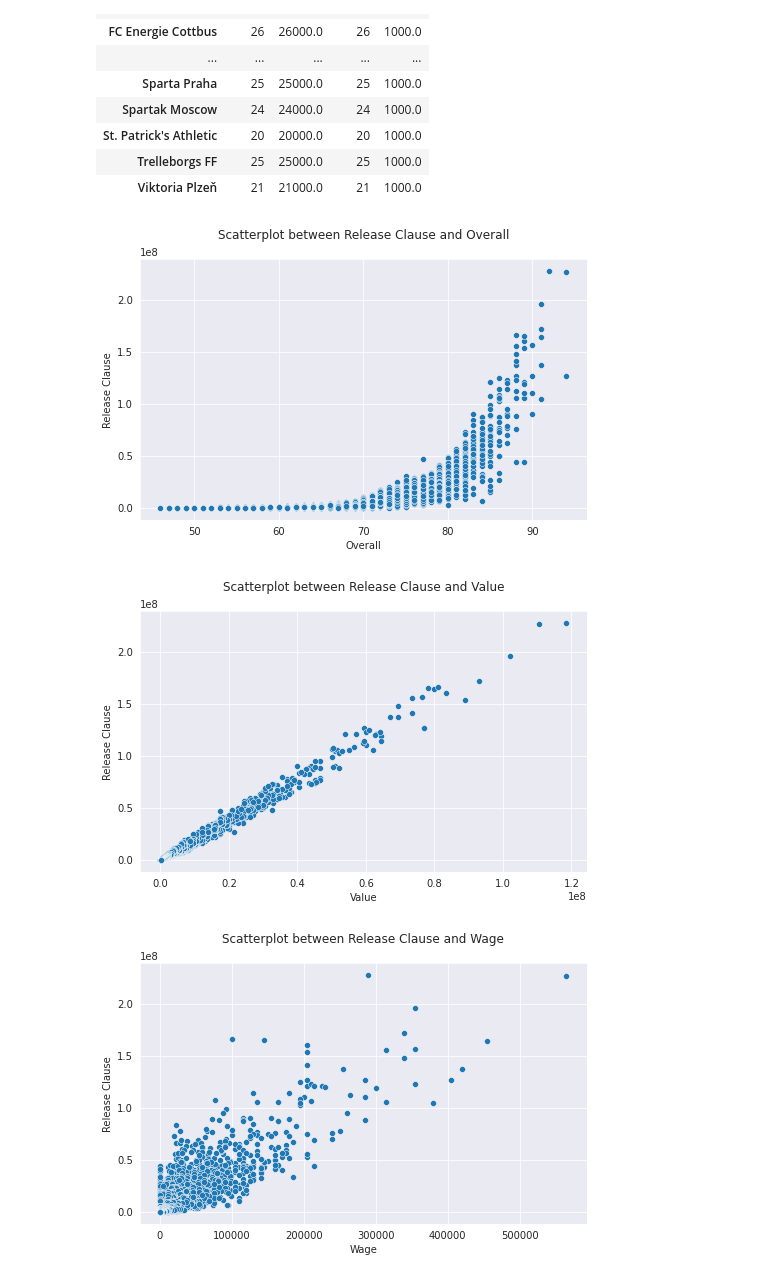
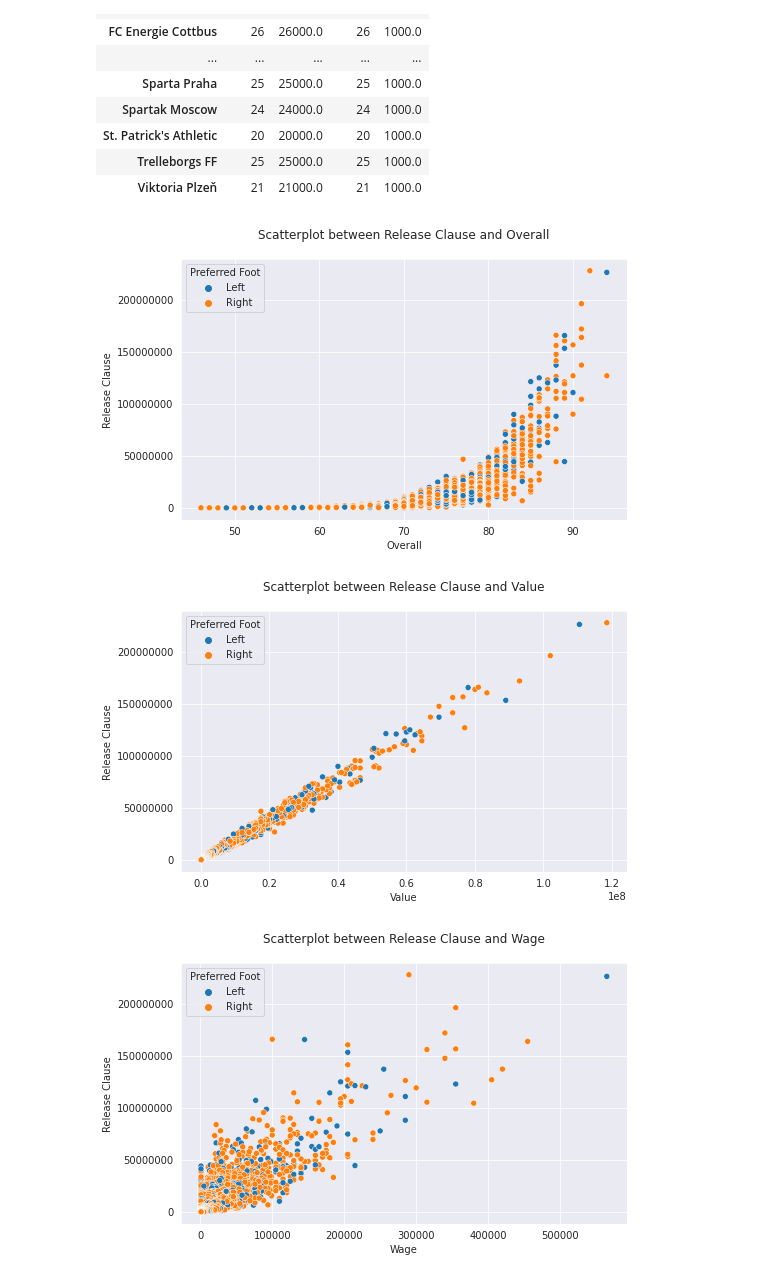
Before and after one commit to ChristoRay/ChrisPortofolioForDS, a Jupyter notebook: Fifa 19 Project/ EDA_on_Outfield_DF.ipynb, the cells around one changed output. Saved outputs shown, nothing was run; the diff lists cells and outputs as text; code cells hidden in the pictures.

```diff
--- a/Fifa 19 Project/ EDA_on_Outfield_DF.ipynb
+++ b/Fifa 19 Project/ EDA_on_Outfield_DF.ipynb
@@ -218,21 +218,24 @@ clubs_lowest_average.groupby('Club').agg({'index':'count','Wage':['sum','count',
 # %%
 #Now we'll see how Release Clause correlates with Overall, Value and Wage
 '''
 during the data preprocessing, i substitute players with no Release Clause to 0,
 so we'll need to subset the 0 out of it
 '''
 Release_Clause = df[df['Release Clause']!=0].copy()
 cols = ['Overall','Value','Wage']
 
 for i in cols :
   plt.figure(figsize=(8,4.8))
   sns.set_style(style='darkgrid')
-  sns.scatterplot(x=i,y='Release Clause',data = Release_Clause)
+  sns.scatterplot(x=i,y='Release Clause',data = Release_Clause,
+                  hue='Preferred Foot')
+
   title = 'Scatterplot between Release Clause and ' + i
   plt.title(title,pad=20)
   plt.xticks()
+  plt.ticklabel_format(style='plain',axis = 'y')
   plt.show()
 # %% [output]
-[figure, old version]
+[figure, new version]
-[figure, old version]
+[figure, new version]
-[figure, old version]
+[figure, new version]
```
Also changed, not shown: parts of 4 cells of this notebook.
